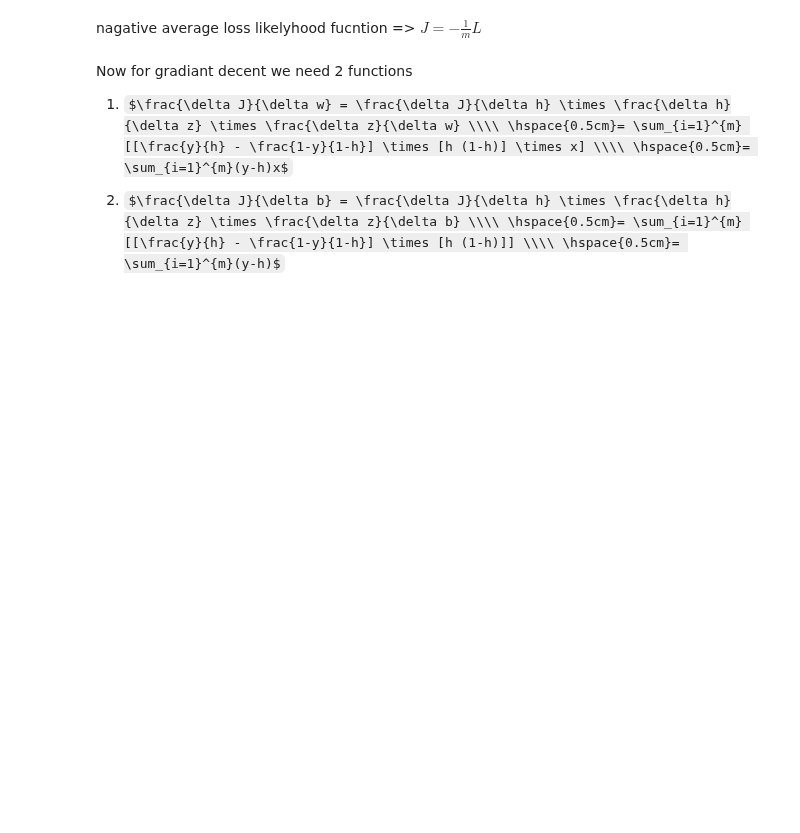
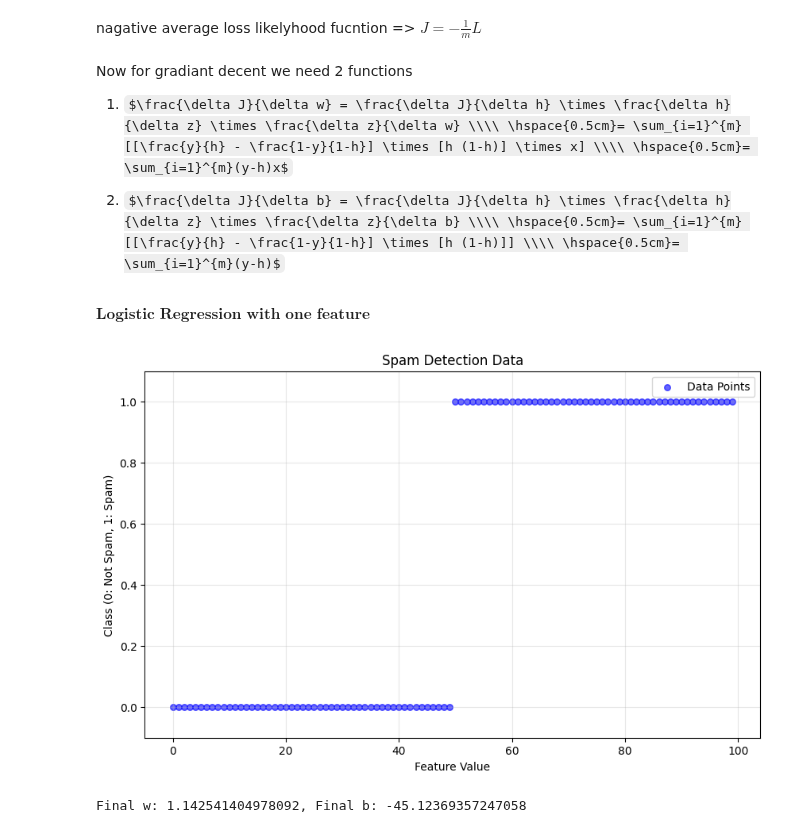
Before and after one commit to RITO20/ju_lab, a Jupyter notebook: LAB_B-2/lab_2-2.ipynb, the cells around one changed output. Drawn from its saved outputs; the diff is of its cells as text; code cells hidden in the pictures; some formulas as TeX source; blank space fills up the shorter version.

Commit message:
basis Logistic Regression code completed

```diff
--- a/LAB_B-2/lab_2-2.ipynb
+++ b/LAB_B-2/lab_2-2.ipynb
@@ -21,3 +21,5 @@ Now for gradiant decent we need 2 functions
 1. $\frac{\delta J}{\delta w} = \frac{\delta J}{\delta h} \times \frac{\delta h}{\delta z} \times \frac{\delta z}{\delta w} \\\\ \hspace{0.5cm}= \sum_{i=1}^{m} [[\frac{y}{h} - \frac{1-y}{1-h}] \times [h (1-h)] \times x] \\\\ \hspace{0.5cm}= \sum_{i=1}^{m}(y-h)x$
 
 2. $\frac{\delta J}{\delta b} = \frac{\delta J}{\delta h} \times \frac{\delta h}{\delta z} \times \frac{\delta z}{\delta b} \\\\ \hspace{0.5cm}= \sum_{i=1}^{m} [[\frac{y}{h} - \frac{1-y}{1-h}] \times [h (1-h)]] \\\\ \hspace{0.5cm}= \sum_{i=1}^{m}(y-h)$
+# %% [markdown]
+$\textbf{Logistic Regression with one feature}$
@@ -23,0 +30,15 @@ Now for gradiant decent we need 2 functions
+# %%
+x_data = np.array(list(range(100)))
+y_data = np.concatenate((np.zeros(50),np.ones(50)),axis = 0)
+# %%
+plt.figure(figsize=(10, 6))
+plt.scatter(x_data, y_data, color="blue", label='Data Points', alpha=0.6, s=30)
+plt.xlabel('Feature Value')
+plt.ylabel('Class (0: Not Spam, 1: Spam)')
+plt.title('Spam Detection Data')
+plt.legend()
+plt.grid(True, alpha=0.3)
+plt.ylim(-0.1, 1.1)  # Add some padding
+plt.show()
+# %% [output]
+[figure, added]
@@ -23,0 +64,12 @@ Now for gradiant decent we need 2 functions
+# %%
+m = 0
+b = 0
+L = 0.1  # Increased learning rate
+epochs = 5000  # Increased epochs
+
+for i in range(epochs):
+    m, b = gradient_decent(m, b, x_data, y_data, L)  # Update m and b!
+
+print(f"Final w: {m}, Final b: {b}")
+# %% [output]
+Final w: 1.142541404978092, Final b: -45.12369357247058
```
Also changed, not shown: parts of 6 cells of this notebook.
